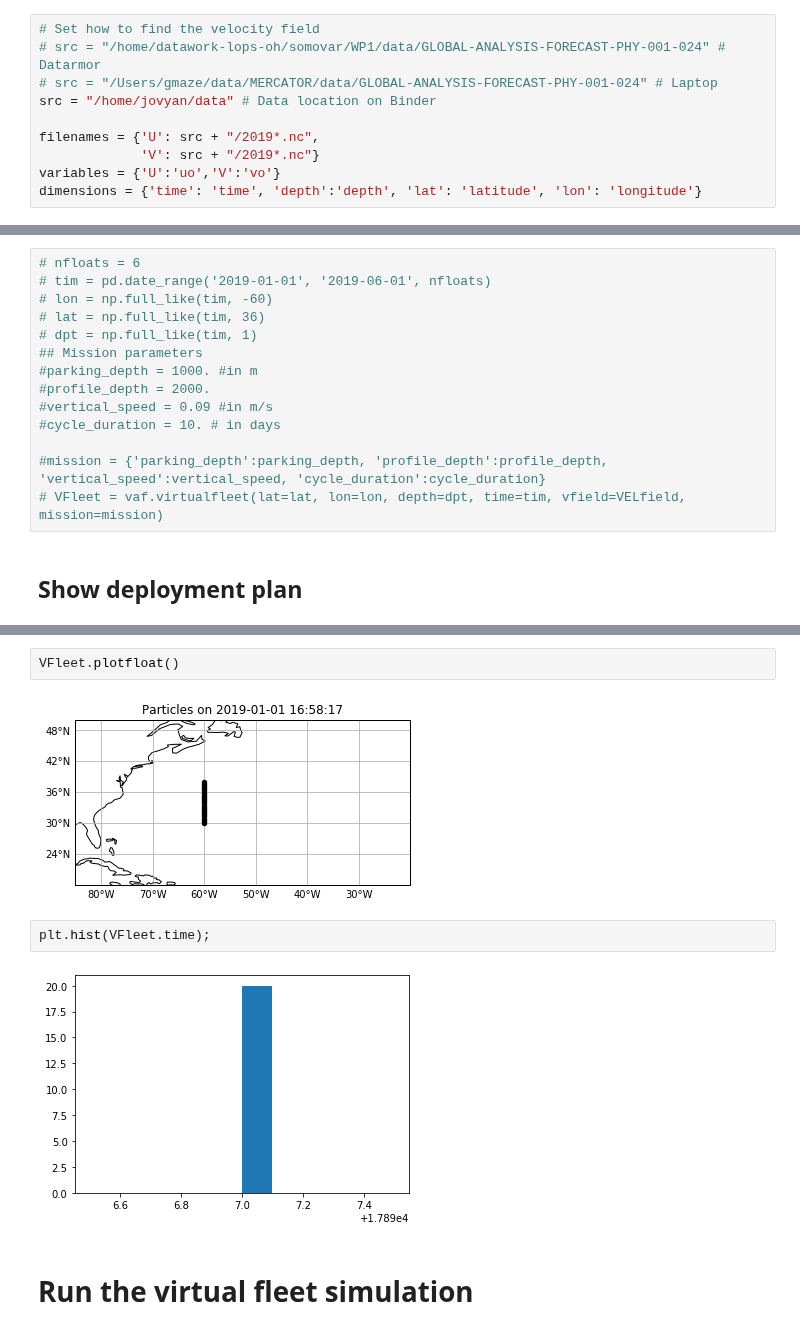
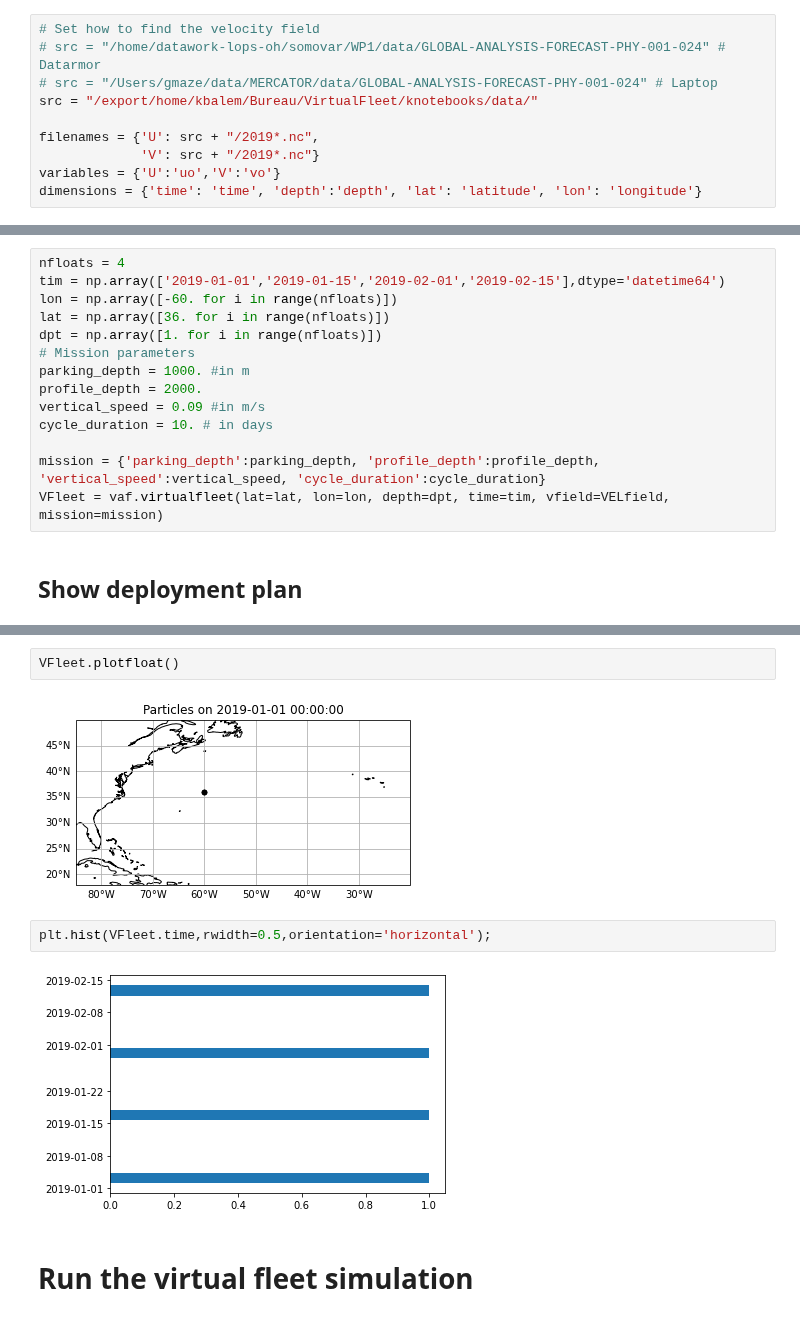
Before and after one commit to euroargodev/VirtualFleet, a Jupyter notebook: examples/try_it-CustomPlans.ipynb, the cells around one changed output, grey strips where cells are left out. Saved outputs shown, nothing was run; the diff lists cells and outputs as text.

```diff
--- a/examples/try_it-CustomPlans.ipynb
+++ b/examples/try_it-CustomPlans.ipynb
@@ -42,7 +42,7 @@ land_feature = cfeature.NaturalEarthFeature(category='physical',name='land',scal
 # Set how to find the velocity field
 # src = "/home/datawork-lops-oh/somovar/WP1/data/GLOBAL-ANALYSIS-FORECAST-PHY-001-024" # Datarmor
 # src = "/Users/gmaze/data/MERCATOR/data/GLOBAL-ANALYSIS-FORECAST-PHY-001-024" # Laptop
-src = "/home/jovyan/data" # Data location on Binder
+src = "/export/home/kbalem/Bureau/VirtualFleet/knotebooks/data/"
 
 filenames = {'U': src + "/2019*.nc",
              'V': src + "/2019*.nc"}
@@ -113,18 +112,18 @@ VFleet = vaf.virtualfleet(lat=lat, lon=lon, depth=dpt, time=tim, vfield=VELfield
 
 ps: this plan allows to make sure the full velocity field time series is used (floats trajectories will be different)
 # %%
-# nfloats = 6
-# tim = pd.date_range('2019-01-01', '2019-06-01', nfloats)
-# lon = np.full_like(tim, -60)
-# lat = np.full_like(tim, 36)
-# dpt = np.full_like(tim, 1)
-## Mission parameters
-#parking_depth = 1000. #in m
-#profile_depth = 2000.
-#vertical_speed = 0.09 #in m/s
-#cycle_duration = 10. # in days
+nfloats = 4
+tim = np.array(['2019-01-01','2019-01-15','2019-02-01','2019-02-15'],dtype='datetime64')
+lon = np.array([-60. for i in range(nfloats)])
+lat = np.array([36. for i in range(nfloats)])
+dpt = np.array([1. for i in range(nfloats)])
+# Mission parameters
+parking_depth = 1000. #in m
+profile_depth = 2000.
+vertical_speed = 0.09 #in m/s
+cycle_duration = 10. # in days
 
-#mission = {'parking_depth':parking_depth, 'profile_depth':profile_depth, 'vertical_speed':vertical_speed, 'cycle_duration':cycle_duration}
-# VFleet = vaf.virtualfleet(lat=lat, lon=lon, depth=dpt, time=tim, vfield=VELfield, mission=mission)
+mission = {'parking_depth':parking_depth, 'profile_depth':profile_depth, 'vertical_speed':vertical_speed, 'cycle_duration':cycle_duration}
+VFleet = vaf.virtualfleet(lat=lat, lon=lon, depth=dpt, time=tim, vfield=VELfield, mission=mission)
 # %% [markdown]
 ## Show deployment plan
@@ -131,11 +137,11 @@ ps: this plan allows to make sure the full velocity field time series is used (f
 # %%
 VFleet.plotfloat()
 # %% [output]
-[figure, old version]
+[figure, new version]
 # %%
-plt.hist(VFleet.time);
+plt.hist(VFleet.time,rwidth=0.5,orientation='horizontal');
 # %% [output]
-[figure, old version]
+[figure, new version]
 # %% [markdown]
 # Run the virtual fleet simulation
 # %%
```
Also changed, not shown: parts of 11 cells of this notebook.
